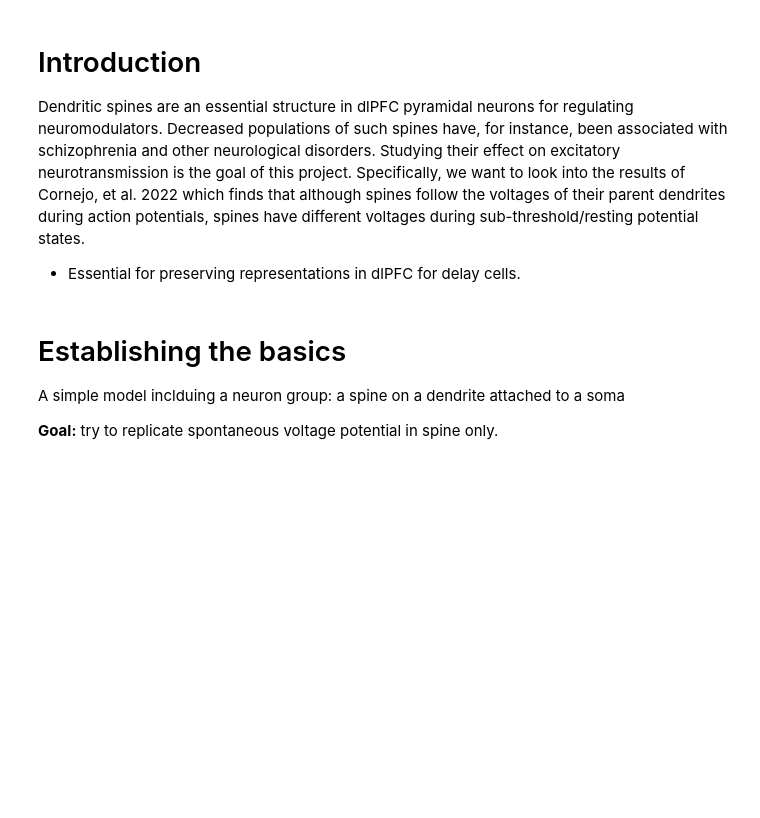
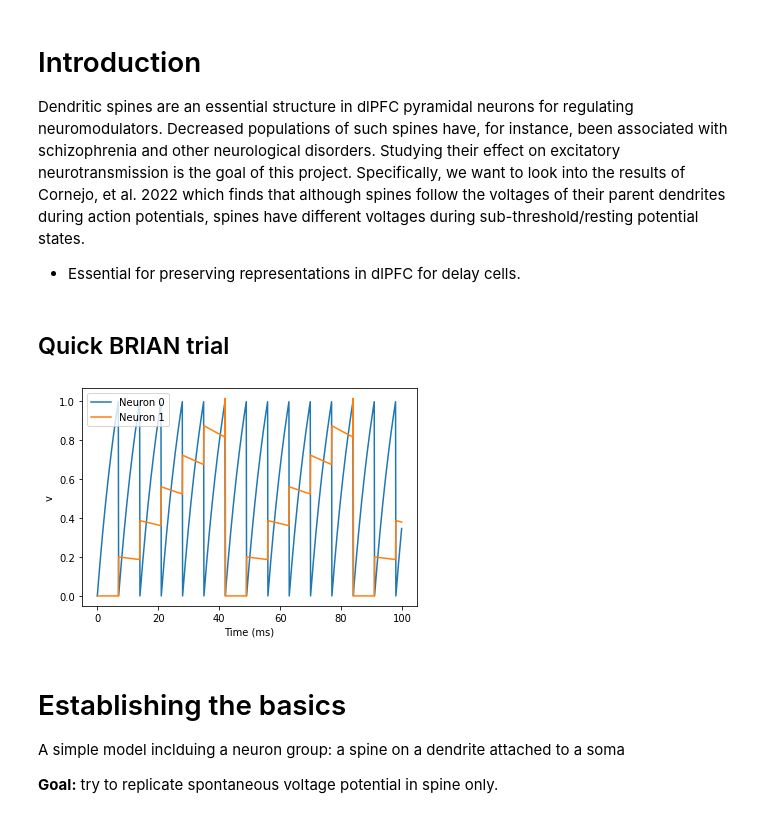
Before and after one commit to harpercho/dendritic-spines, a Jupyter notebook: brian-exploration.ipynb, the cells around one changed output. Drawn from its saved outputs; the diff is of its cells as text; code cells hidden in the pictures; blank space fills up the shorter version.

```diff
--- a/brian-exploration.ipynb
+++ b/brian-exploration.ipynb
@@ -7,6 +7,36 @@ import numpy as np
 Dendritic spines are an essential structure in dlPFC pyramidal neurons for regulating neuromodulators. Decreased populations of such spines have, for instance, been associated with schizophrenia and other neurological disorders. Studying their effect on excitatory neurotransmission is the goal of this project. Specifically, we want to look into the results of Cornejo, et al. 2022 which finds that although spines follow the voltages of their parent dendrites during action potentials, spines have different voltages during sub-threshold/resting potential states.
 
 - Essential for preserving representations in dlPFC for delay cells.
+# %% [markdown]
+## Quick BRIAN trial
+# %%
+start_scope()
+
+eqs = '''
+dv/dt = (I - v)/tau: 1
+I : 1
+tau : second
+'''
+
+G = NeuronGroup(2, eqs, threshold='v>1', reset='v = 0', method = 'exact')
+G.I = [2, 0]
+G.tau = [10, 100]*ms
+
+# Synapse
+S = Synapses(G, G, on_pre='v_post += 0.2')
+S.connect(i = 0, j = 1)
+
+M = StateMonitor(G, 'v', record=True)
+
+run(100*ms)
+
+plot(M.t/ms, M.v[0], label = 'Neuron 0')
+plot(M.t/ms, M.v[1], label = 'Neuron 1')
+xlabel('Time (ms)')
+ylabel('v')
+legend();
+# %% [output]
+[figure, added]
 # %% [markdown]
 # Establishing the basics
 
```
Also changed, not shown: parts of 7 cells of this notebook.
